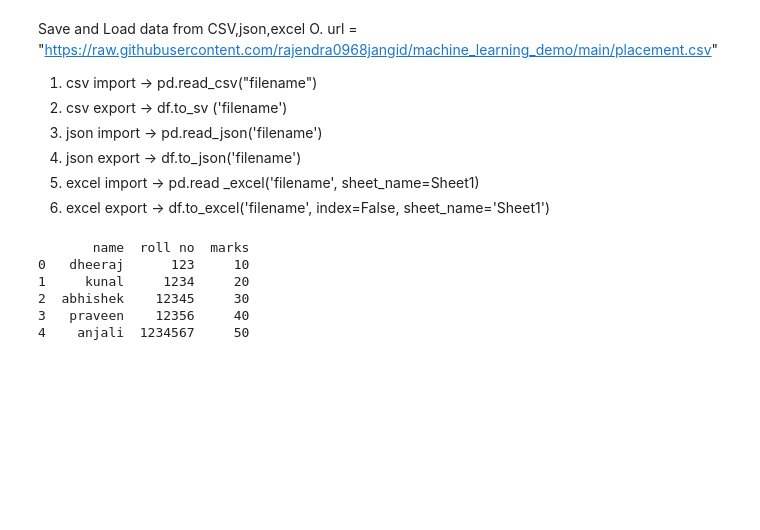
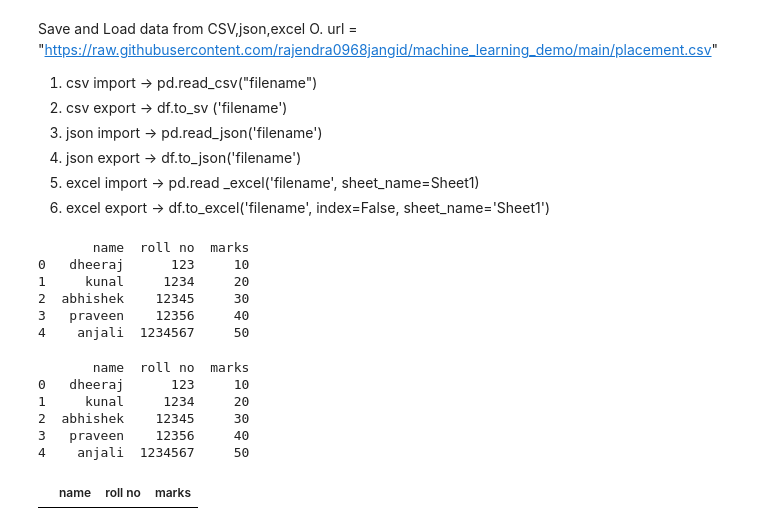
Before and after one commit to ajay2712006/ds45, a Jupyter notebook: day11.ipynb, the cells around one changed output. Cells and saved outputs as stored; diff of their text form; code cells hidden in the pictures; blank space fills up the shorter version.

```diff
--- a/day11.ipynb
+++ b/day11.ipynb
@@ -243,3 +243,21 @@ print(df)
 2  abhishek    12345     30
 3   praveen    12356     40
 4    anjali  1234567     50
+# %%
+ #read json file
+import pandas as pd
+url = "https://raw.githubusercontent.com/ajay2712006/ds45/main/file2.json"
+df = pd.read_json(url)
+print(df)
+
+#head-->starting ki first 5 row     use to see top 5 enries
+        #negitive me remove krde ga niche se (-1 niche se 1 row km)
+df.head(-10)
+# %% [output]
+       name  roll no  marks
+0   dheeraj      123     10
+1     kunal     1234     20
+2  abhishek    12345     30
+3   praveen    12356     40
+4    anjali  1234567     50
+|  | name | roll no | marks |
```
Also changed, not shown: parts of 7 cells of this notebook.
